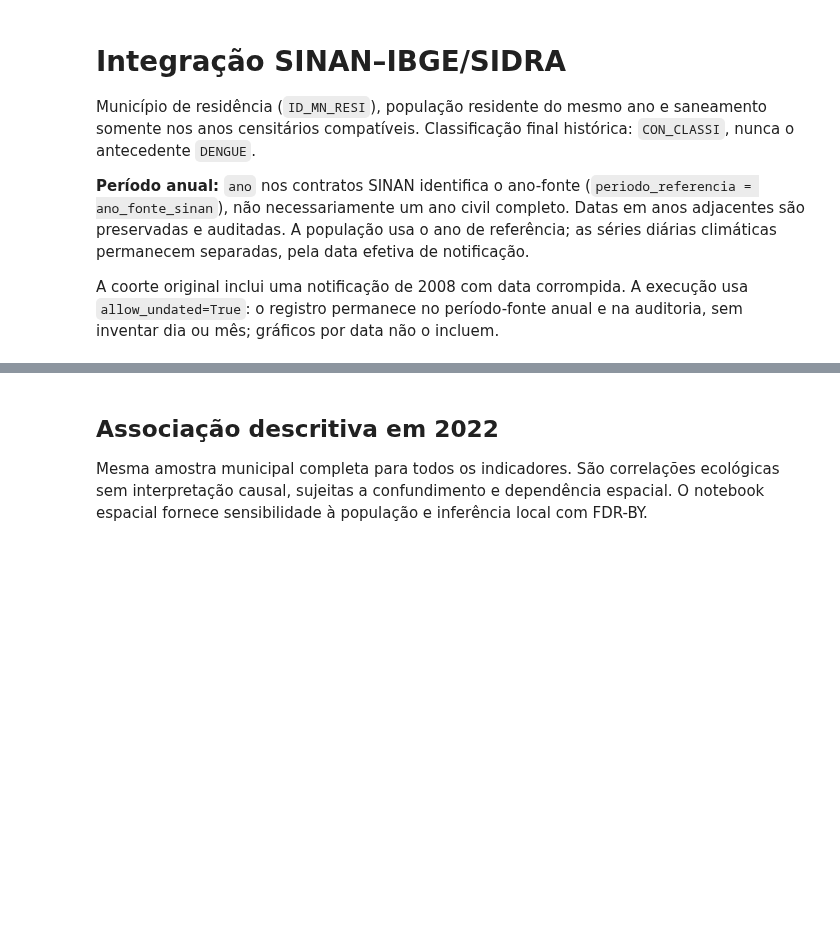
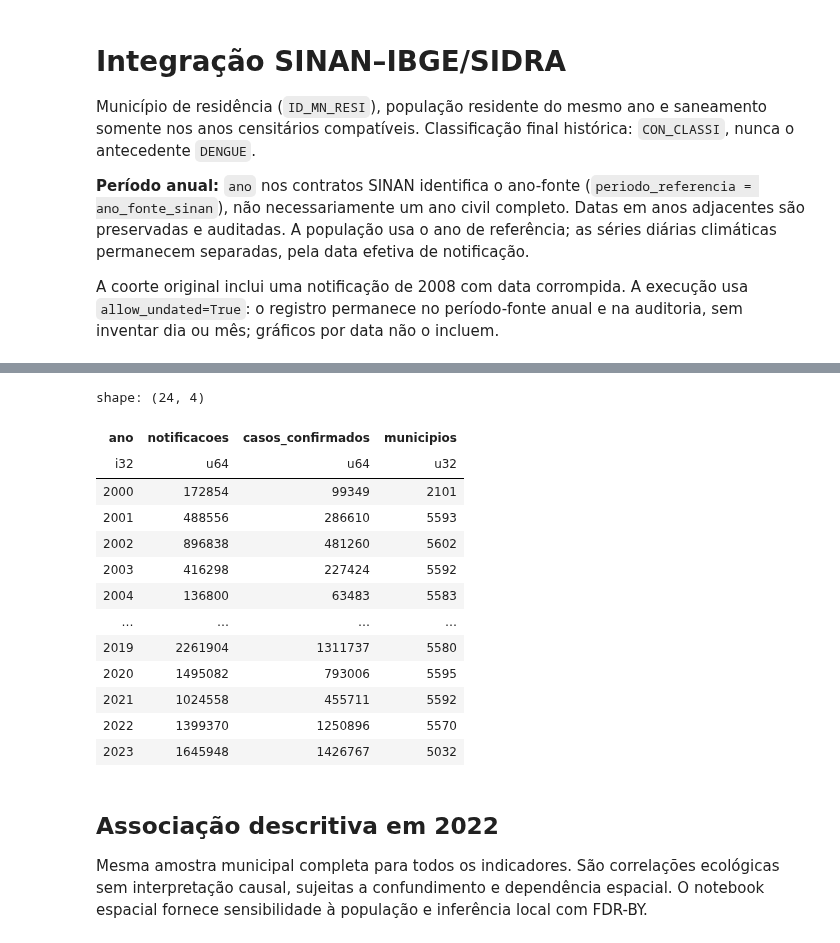
Before and after one commit to Romulol-B/Pysus-IBGE, a Jupyter notebook: NSEI/integracao_sinan_saneamento.ipynb, the cells around one changed output, grey strips where cells are left out. Cells and saved outputs as stored; diff of their text form; code cells hidden in the pictures; blank space fills up the shorter version.

```diff
--- a/NSEI/integracao_sinan_saneamento.ipynb
+++ b/NSEI/integracao_sinan_saneamento.ipynb
@@ -61,0 +87,33 @@ shape: (2, 6)
+# %%
+painel = dados["populacao_integrada"]
+serie_anual = (
+    painel
+    .group_by('ano')
+    .agg(
+        pl.col('notificacoes').sum(),
+        pl.col('casos_confirmados').sum(),
+        pl.col('codigo_municipio').n_unique().alias('municipios'),
+    )
+    .sort('ano')
+)
+display(serie_anual)
+fig = px.line(
+    serie_anual.to_pandas(), x='ano', y=['notificacoes', 'casos_confirmados'],
+    markers=True, title='Notificações e casos confirmados por ano-fonte',
+)
+fig.show()
+# %% [output]
+shape: (24, 4)
+| ano | notificacoes | casos_confirmados | municipios |
+| i32 | u64 | u64 | u32 |
+| 2000 | 172854 | 99349 | 2101 |
+| 2001 | 488556 | 286610 | 5593 |
+| 2002 | 896838 | 481260 | 5602 |
+| 2003 | 416298 | 227424 | 5592 |
+| 2004 | 136800 | 63483 | 5583 |
+| … | … | … | … |
+| 2019 | 2261904 | 1311737 | 5580 |
+| 2020 | 1495082 | 793006 | 5595 |
+| 2021 | 1024558 | 455711 | 5592 |
+| 2022 | 1399370 | 1250896 | 5570 |
+| 2023 | 1645948 | 1426767 | 5032 |
```
Also changed, not shown: parts of 3 cells of this notebook, 8 other files.
